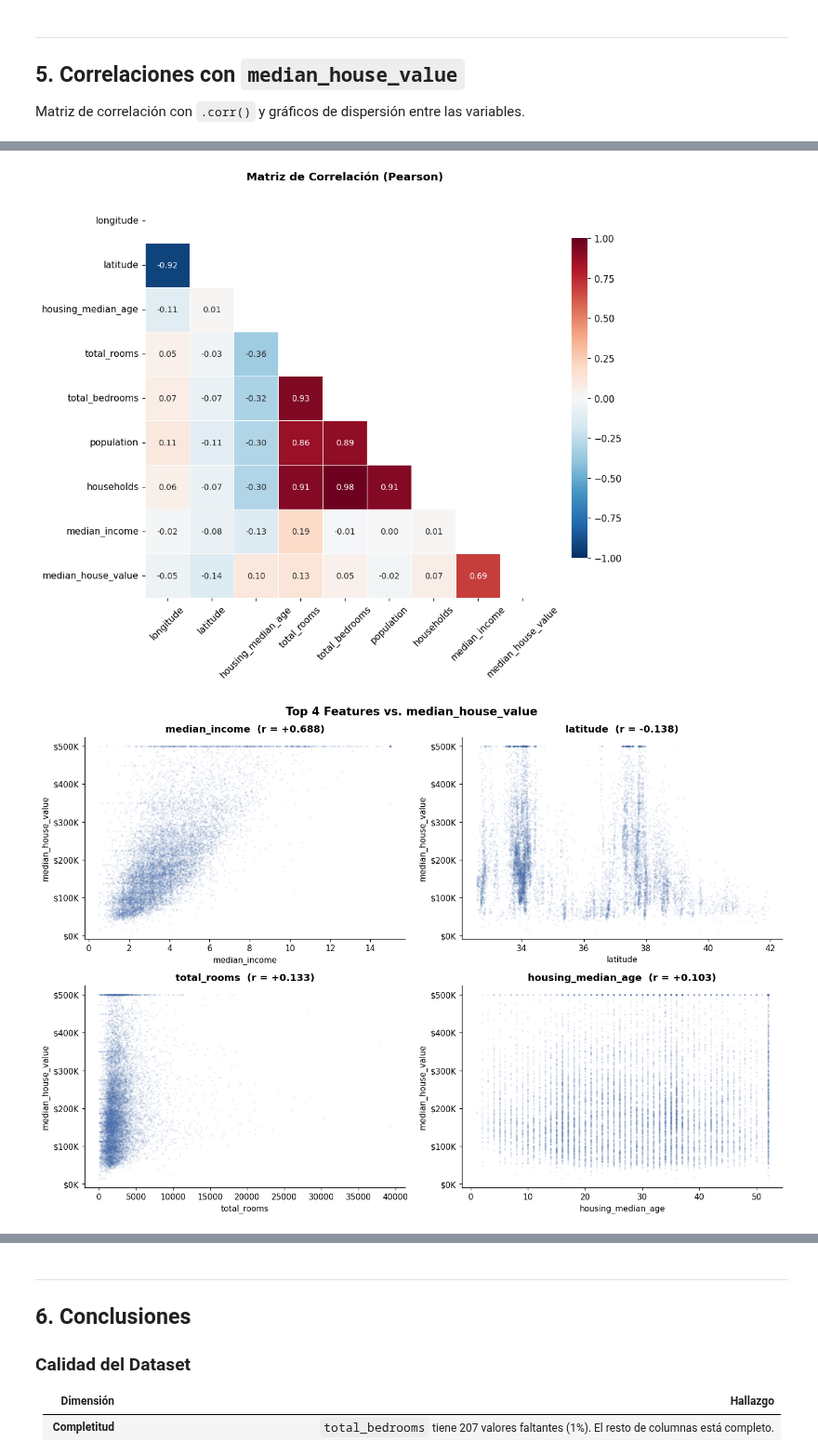
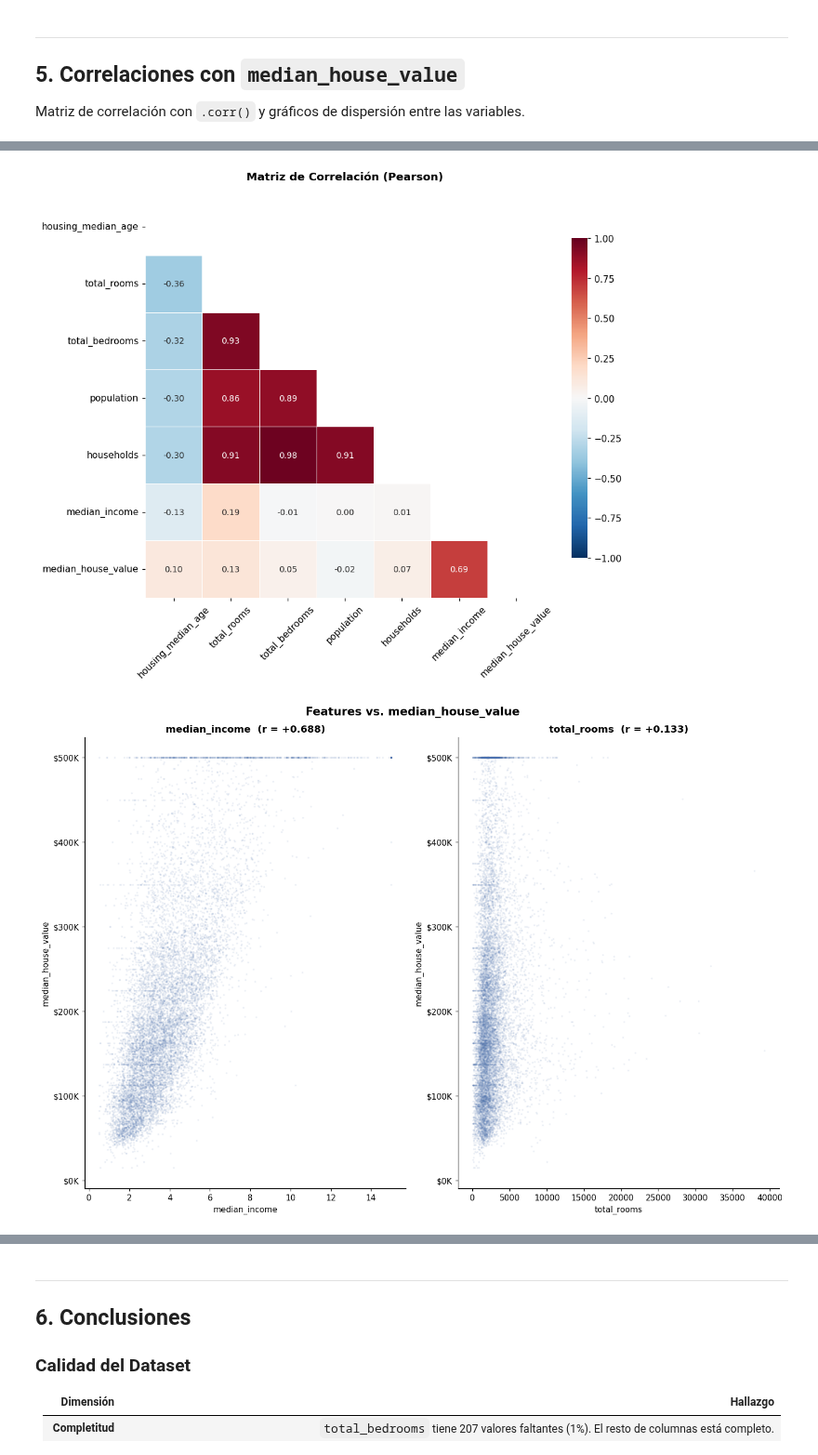
Before and after one commit to osbonilla/ds-ml-project-template, a Jupyter notebook: notebooks/01_exploracion.ipynb, the cells around one changed output, grey strips where cells are left out. Shown at 93% size. Saved outputs shown, nothing was run; the diff lists cells and outputs as text; code cells hidden in the pictures.

```diff
--- a/notebooks/01_exploracion.ipynb
+++ b/notebooks/01_exploracion.ipynb
@@ -181,7 +194,7 @@ ocean_proximity — valores únicos y frecuencias:
   ISLAND               1  (0.0%)
 # %%
 # PRECISIÓN — outliers por método IQR
-print('PRECISIÓN — Outliers (IQR)')
+print('Outliers (IQR):')
 print('-' * 72)
 print(f'  {"Variable":<22} {"Q1":>8} {"Q3":>8} {"Límite sup":>11} {"Outliers":>9} {"% total":>8}')
 print('  ' + '-' * 68)
@@ -191,6 +204,6 @@ for col in housing.select_dtypes(include=np.number).columns:
     lim = Q3 + 1.5 * (Q3 - Q1)
     n   = (housing[col] > lim).sum()
     pct = n / len(housing) * 100
-    flag = '  ← revisar' if pct > 3 else ''
+    flag = '  Presenta valores atípicos' if pct > 3 else ''
     print(f'  {col:<22} {Q1:>8.1f} {Q3:>8.1f} {lim:>11.1f} {n:>9,} {pct:>7.1f}%{flag}')
 # %% [output]
@@ -232,7 +243,8 @@ Estos registros tienen el mismo valor aunque el precio real sea mayor.
 
 Distribución de cada variable numérica usando `.hist()`.
 # %%
-numeric_cols = housing.select_dtypes(include=np.number).columns.tolist()
+numeric_cols = [col for col in housing.select_dtypes(include=np.number).columns.tolist()
+                if col not in ['longitude', 'latitude']]
 n_cols_grid  = 3
 n_rows_grid  = (len(numeric_cols) + n_cols_grid - 1) // n_cols_grid
 
@@ -332,7 +444,9 @@ plt.show()
 Matriz de correlación con `.corr()` y gráficos de dispersión entre las variables.
 # %%
 # Matriz de correlación completa
-corr_matrix = housing.select_dtypes(include=np.number).corr()
+cols_corr = [col for col in housing.select_dtypes(include=np.number).columns
+             if col not in ['longitude', 'latitude']]
+corr_matrix = housing[cols_corr].corr()
 corr_matrix.to_csv(REPORTS_DIR / 'eda_correlation_matrix.csv')
 corr_matrix
 # %% [output]
@@ -411,32 +521,32 @@ plt.tight_layout()
 plt.savefig(FIGURES_DIR / 'eda_heatmap_correlacion.png', bbox_inches='tight', dpi=120)
 plt.show()
 # %% [output]
-[figure, old version]
+[figure, new version]
 # %%
-# Scatter plots: top 4 features vs target
+# Scatter plots
 top_features = (
-    corr_target.abs().sort_values(ascending=False).head(4).index.tolist()
+    corr_target.abs().sort_values(ascending=False).head(2).index.tolist()
 )
 
-fig, axes = plt.subplots(2, 2, figsize=(13, 9))
+fig, axes = plt.subplots(1, 2, figsize=(13, 9))
 for ax, feat in zip(axes.flatten(), top_features):
     ax.scatter(
         housing[feat], housing['median_house_value'],
         alpha=0.1, s=5, color='#4C72B0', linewidths=0,
     )
     r = corr_matrix.loc[feat, 'median_house_value']
     ax.set_title(f'{feat}  (r = {r:+.3f})', fontweight='bold')
     ax.set_xlabel(feat)
     ax.set_ylabel('median_house_value')
     ax.yaxis.set_major_formatter(
         mticker.FuncFormatter(lambda x, _: f'${x/1e3:.0f}K')
     )
-fig.suptitle('Top 4 Features vs. median_house_value', fontsize=14, fontweight='bold')
+fig.suptitle('Features vs. median_house_value', fontsize=14, fontweight='bold')
 plt.tight_layout()
 plt.savefig(FIGURES_DIR / 'eda_scatter_top_features.png', bbox_inches='tight', dpi=120)
 plt.show()
 # %% [output]
-[figure, old version]
+[figure, new version]
 # %%
 # Pairplot entre las variables más correlacionadas (muestra n=2000)
 selected = top_features + ['median_house_value']
```
Also changed, not shown: parts of 18 cells of this notebook, 9 other files.
